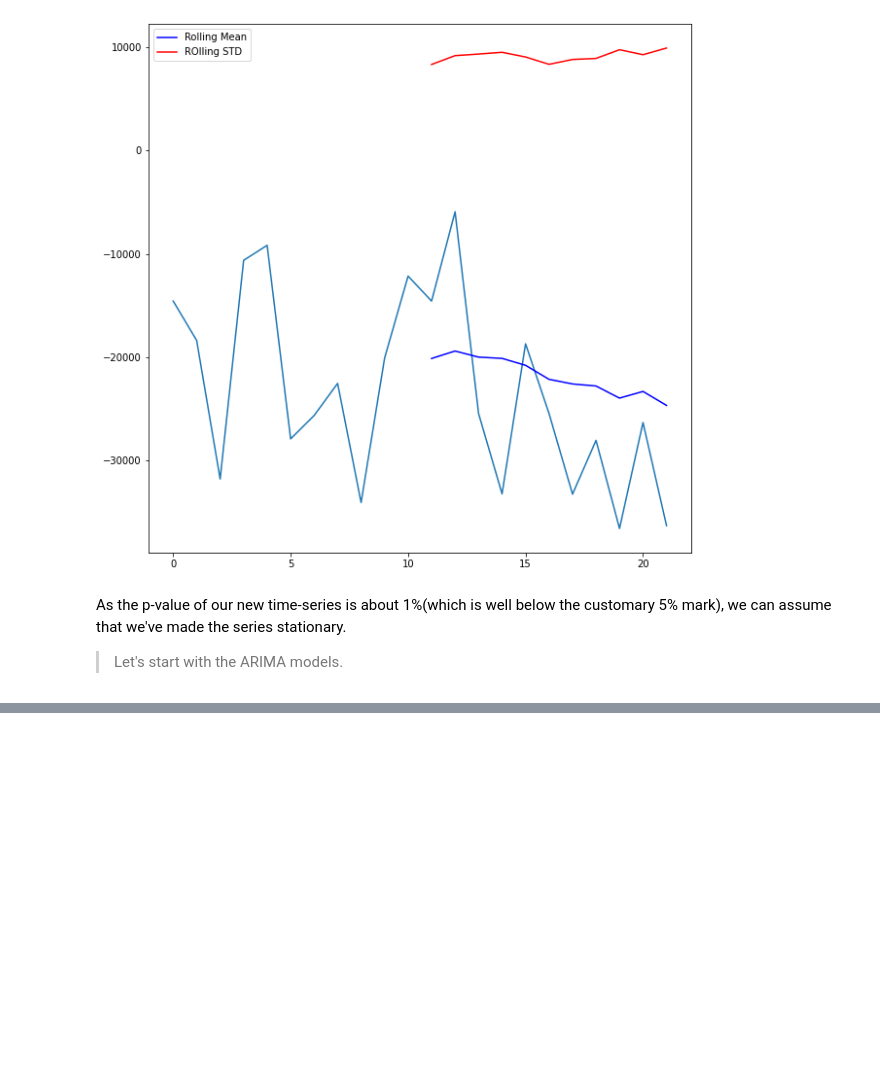
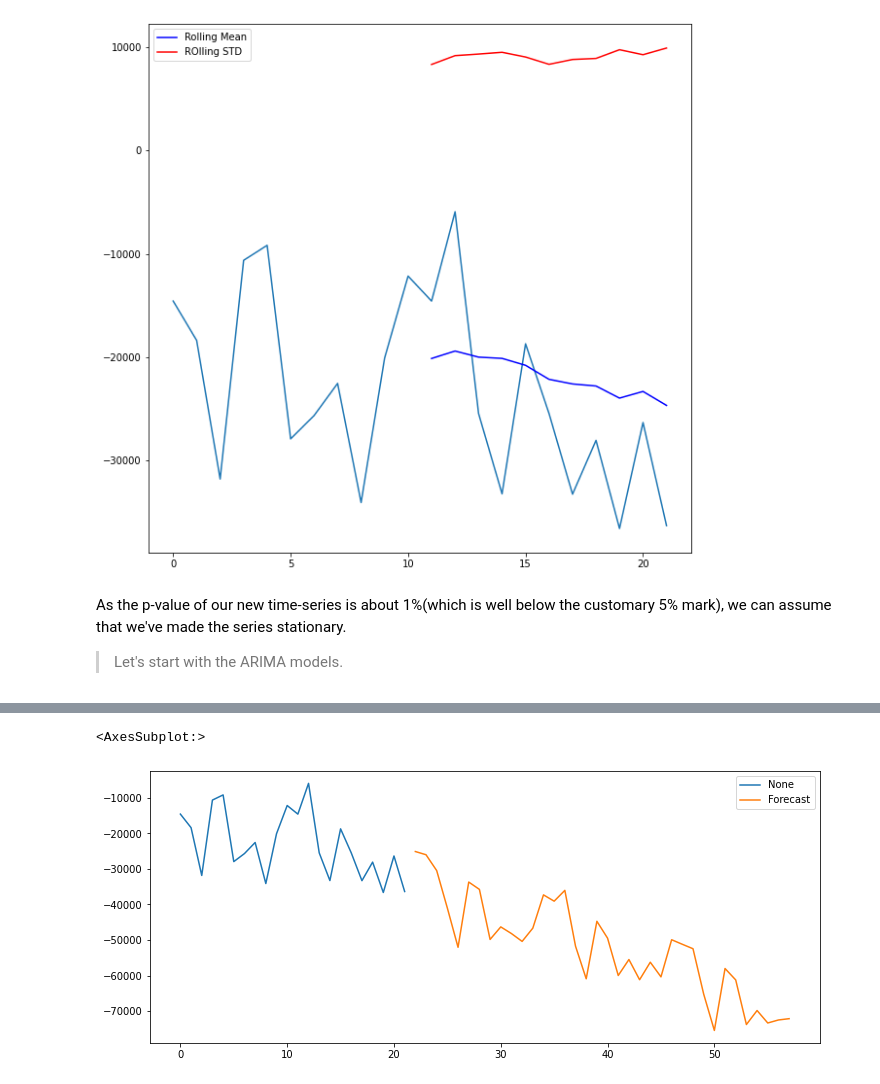
Before and after one commit to Jim-Craig/Forecast, a Jupyter notebook: SAles.ipynb, the cells around one changed output, grey strips where cells are left out. Cells and saved outputs as stored; diff of their text form; code cells hidden in the pictures; blank space fills up the shorter version.

```diff
--- a/SAles.ipynb
+++ b/SAles.ipynb
@@ -257,0 +283,18 @@ test
+# %%
+# Train the model on the full dataset
+model = model = SARIMAX(new_ts1,
+						order = (0, 1, 1),
+						seasonal_order =(2, 1, 1, 12))
+result = model.fit()
+
+# Forecast for the next 3 years
+forecast = result.predict(start = len(new_ts1),
+						end = (len(new_ts1)-1) + 3 * 12,
+						typ = 'levels').rename('Forecast')
+
+# Plot the forecast values
+new_ts1.plot(figsize = (12, 5), legend = True)
+forecast.plot(legend = True)
+# %% [output]
+<AxesSubplot:>
+[figure, added]
```
Also changed, not shown: parts of 8 cells of this notebook.
